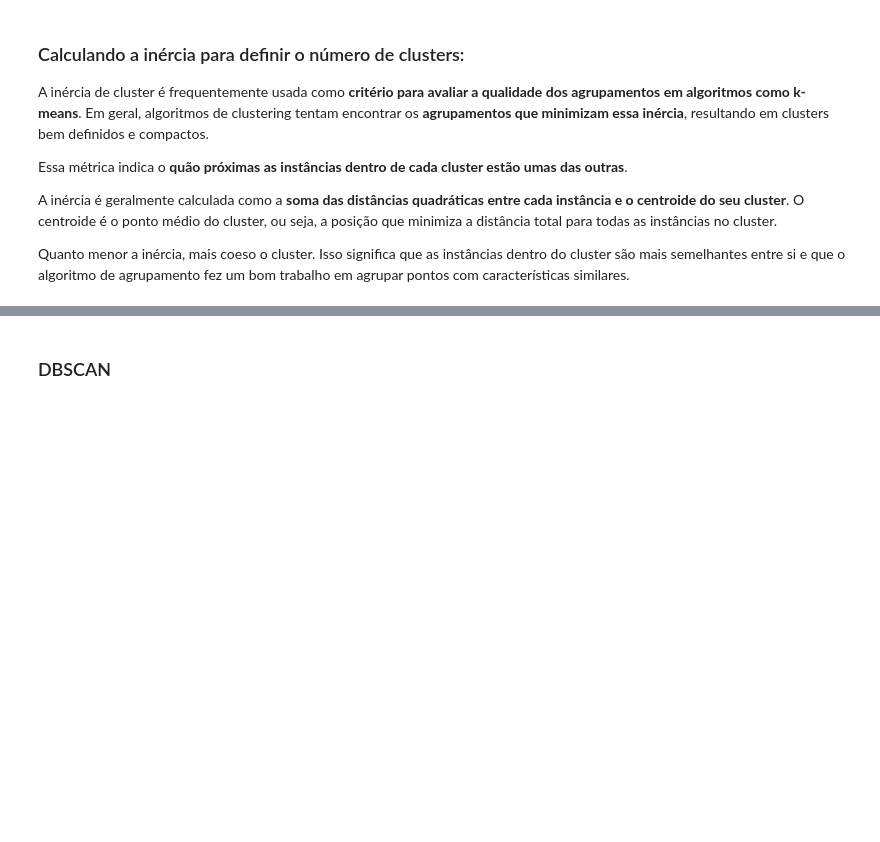
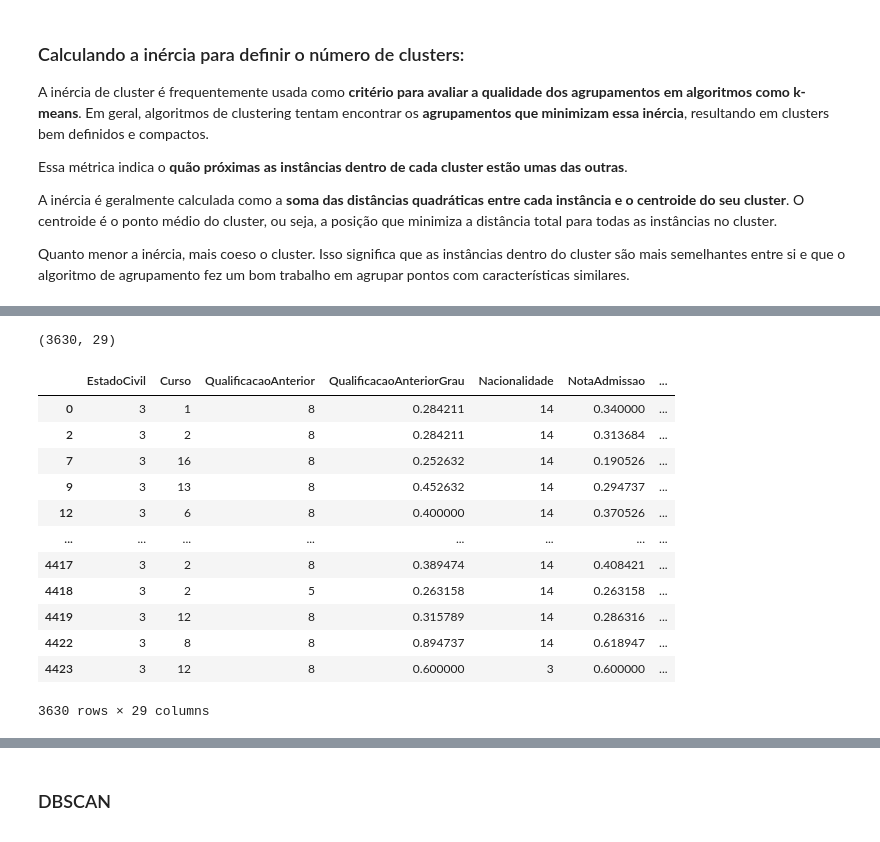
Before and after one commit to AnaRaquelCafe/PredizendoEvasaoFaculdade, a Jupyter notebook: Conhecendo_algoritmos_de_machine_learning.ipynb, the cells around one changed output, grey strips where cells are left out. Cells and saved outputs as stored; diff of their text form; code cells hidden in the pictures; blank space fills up the shorter version.

```diff
--- a/Conhecendo_algoritmos_de_machine_learning.ipynb
+++ b/Conhecendo_algoritmos_de_machine_learning.ipynb
@@ -1084,5 +1178,25 @@ kmeans_labels = kmeans.fit_predict(df_concatenado_tratado) # Armazenando as labe
 
 # Adicionar os rótulos dos clusters ao DataFrame original
 df_concatenado_cluster['cluster'] = kmeans.labels_
+# %%
+df_concatenado_cluster.shape
+# %% [output]
+(3630, 29)
+# %%
+df_concatenado_cluster
+# %% [output]
+|  | EstadoCivil | Curso | QualificacaoAnterior | QualificacaoAnteriorGrau | Nacionalidade | NotaAdmissao | ... |
+| 0 | 3 | 1 | 8 | 0.284211 | 14 | 0.340000 | ... |
+| 2 | 3 | 2 | 8 | 0.284211 | 14 | 0.313684 | ... |
+| 7 | 3 | 16 | 8 | 0.252632 | 14 | 0.190526 | ... |
+| 9 | 3 | 13 | 8 | 0.452632 | 14 | 0.294737 | ... |
+| 12 | 3 | 6 | 8 | 0.400000 | 14 | 0.370526 | ... |
+| ... | ... | ... | ... | ... | ... | ... | ... |
+| 4417 | 3 | 2 | 8 | 0.389474 | 14 | 0.408421 | ... |
+| 4418 | 3 | 2 | 5 | 0.263158 | 14 | 0.263158 | ... |
+| 4419 | 3 | 12 | 8 | 0.315789 | 14 | 0.286316 | ... |
+| 4422 | 3 | 8 | 8 | 0.894737 | 14 | 0.618947 | ... |
+| 4423 | 3 | 12 | 8 | 0.600000 | 3 | 0.600000 | ... |
+3630 rows × 29 columns
 # %%
 df_concatenado_cluster.groupby(['cluster']).describe()
```
Also changed, not shown: parts of 18 cells of this notebook.
